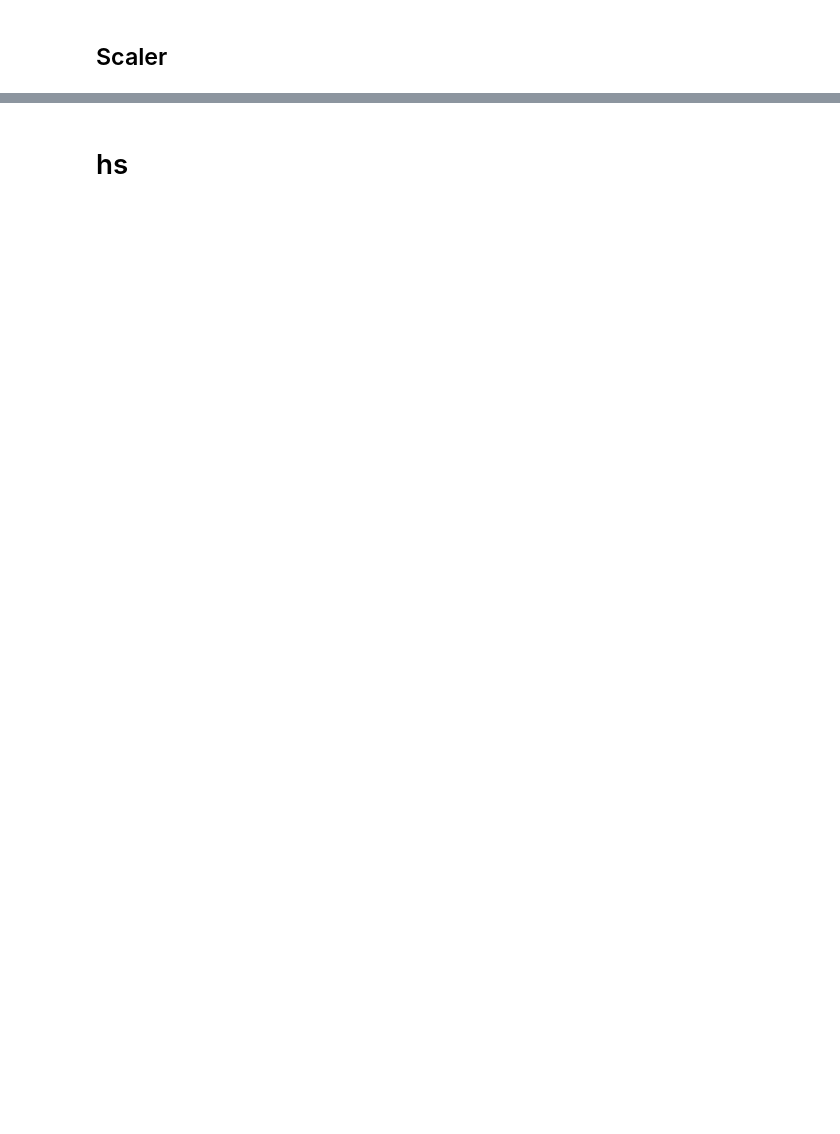
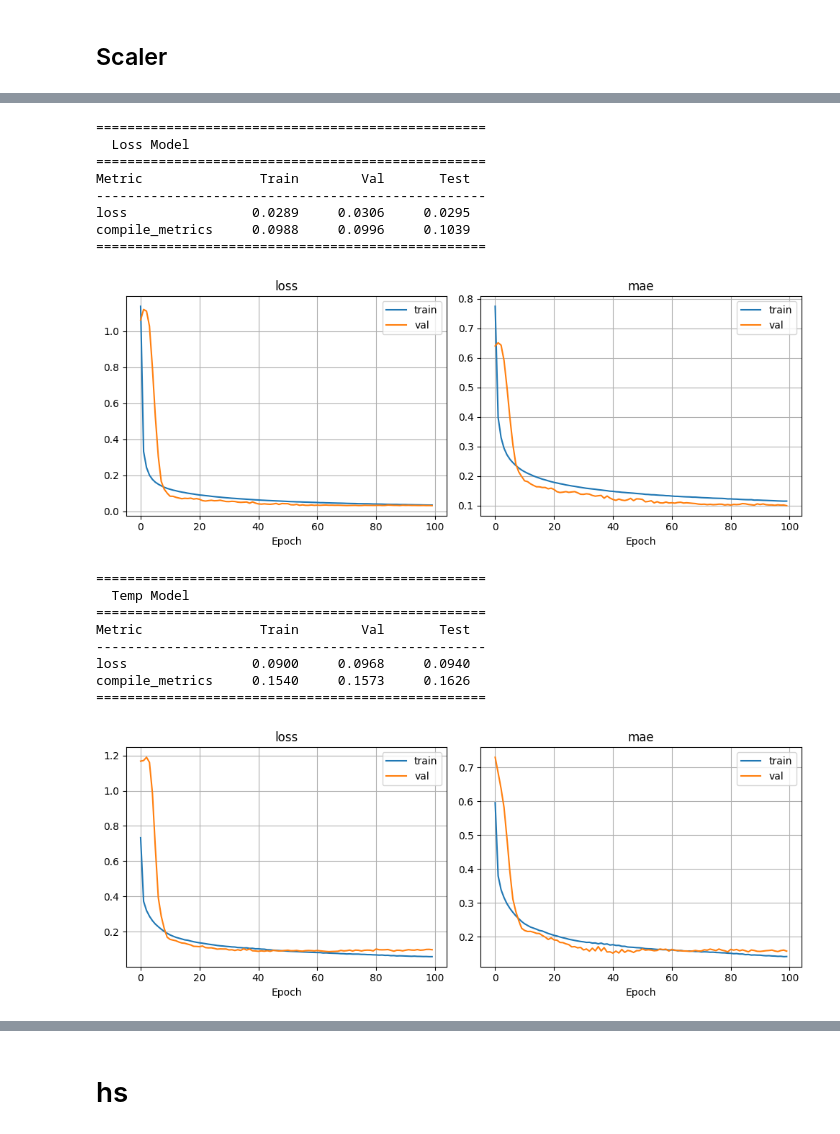
Before and after one commit to ziguin0925/plecs_python_auto, a Jupyter notebook: AImodel/sepicConverter.ipynb, the cells around one changed output, grey strips where cells are left out. Saved outputs shown, nothing was run; the diff lists cells and outputs as text; code cells hidden in the pictures; blank space fills up the shorter version.

```diff
--- a/AImodel/sepicConverter.ipynb
+++ b/AImodel/sepicConverter.ipynb
@@ -178,0 +166,48 @@ Test MAE: 0.08426543325185776
+# %%
+# history_ripple = mc.train_and_evaluate(
+#     model_ripple,
+#     X_train, y_ripple_train,
+#     X_val,   y_ripple_val,
+#     X_test,  y_ripple_test,
+#     model_name='Ripple Model',
+#     epochs=100, batch_size=100
+# )
+
+# history_leakage = mc.train_and_evaluate(
+#     model_leakage_current,
+#     X_train, y_leakage_train,
+#     X_val,   y_leakage_val,
+#     X_test,  y_leakage_test,
+#     model_name='Leakage Model',
+#     epochs=100, batch_size=100
+# )
+
+history_loss = mc.train_and_evaluate(
+    model_loss,
+    X_train, y_loss_train,
+    X_val,   y_loss_val,
+    X_test,  y_loss_test,
+    model_name='Loss Model',
+    epochs=100, batch_size=100
+)
+
+history_temp = mc.train_and_evaluate(
+    model_temp,
+    X_train, y_temp_train,
+    X_val,   y_temp_val,
+    X_test,  y_temp_test,
+    model_name='Temp Model',
+    epochs=100, batch_size=100
+)
+
+
+# history_L_mode = mc.train_and_evaluate(
+#     model_mode,
+#     X_train, y_mode_train,  # shape (N,2)
+#     X_val, y_mode_val,
+#     X_test, y_mode_test,
+#     model_name='L Mode Model',
+#     epochs=1000,
+#     batch_size=100
+# )
+# %% [output]
@@ -178,0 +220,18 @@ Test MAE: 0.08426543325185776
+==================================================
+  Loss Model
+==================================================
+Metric               Train        Val       Test
+--------------------------------------------------
+loss                0.0289     0.0306     0.0295
+compile_metrics     0.0988     0.0996     0.1039
+==================================================
+[figure, added]
+==================================================
+  Temp Model
+==================================================
+Metric               Train        Val       Test
+--------------------------------------------------
+loss                0.0900     0.0968     0.0940
+compile_metrics     0.1540     0.1573     0.1626
+==================================================
+[figure, added]
```
Also changed, not shown: parts of 29 cells of this notebook, 25 other files.
